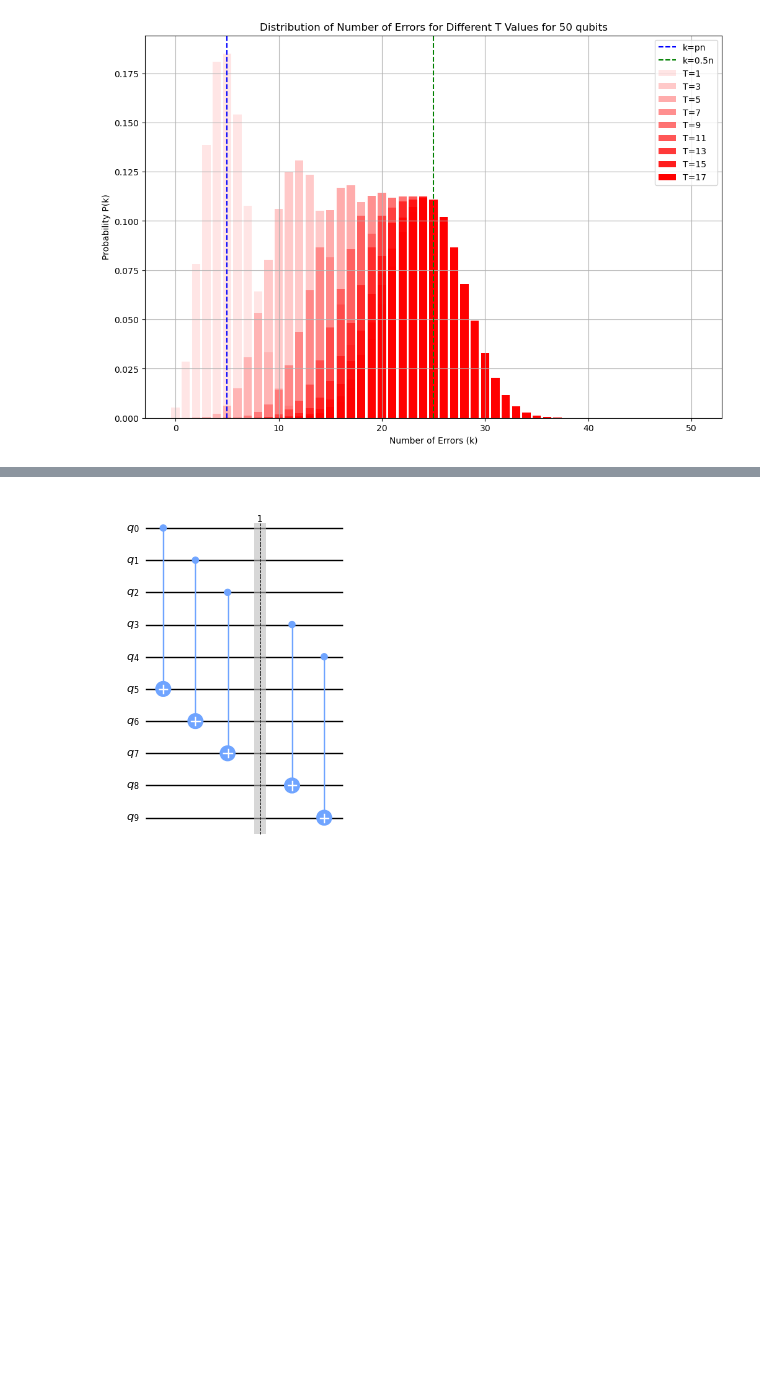
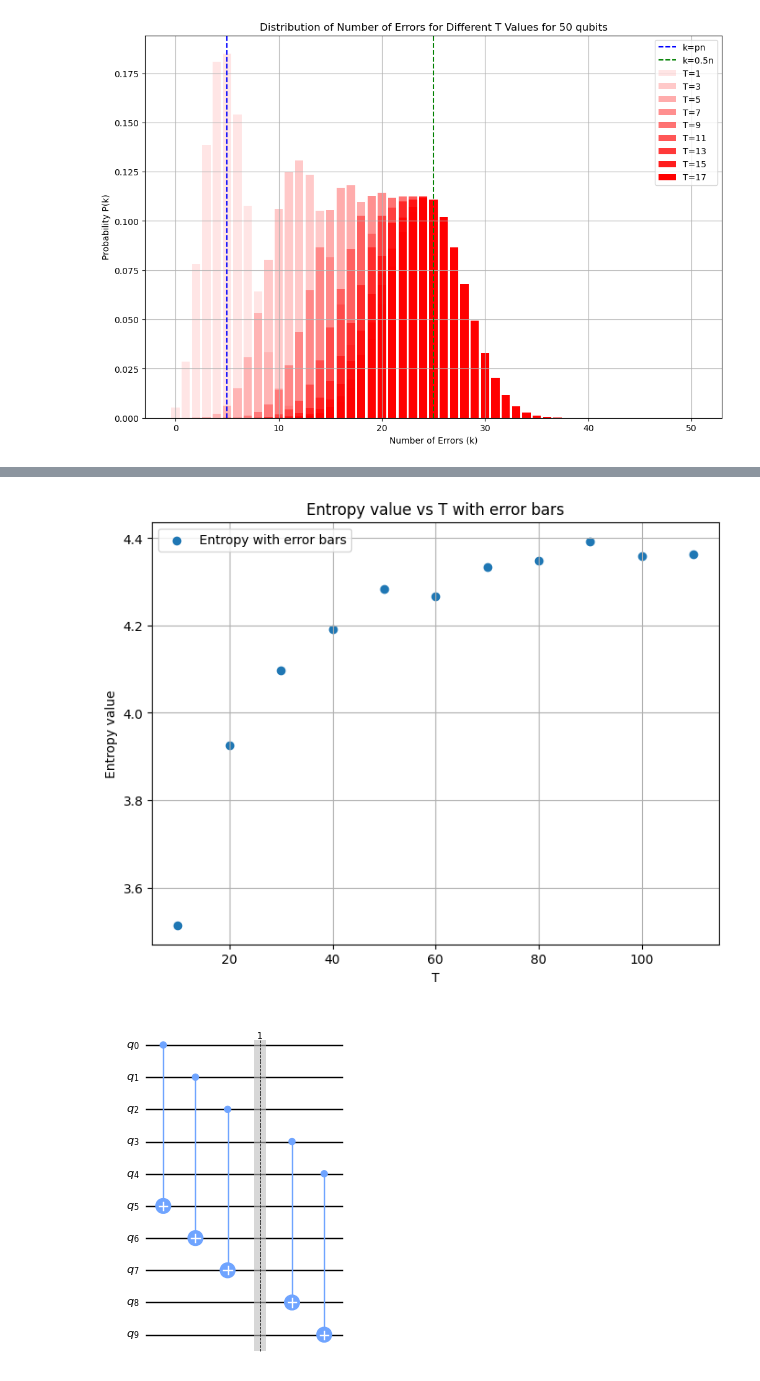
Before and after one commit to yezhuoyang/Qerrorprop, a Jupyter notebook: examples.ipynb, the cells around one changed output, grey strips where cells are left out. Cells and saved outputs as stored; diff of their text form; code cells hidden in the pictures; blank space fills up the shorter version.

```diff
--- a/examples.ipynb
+++ b/examples.ipynb
@@ -216,3 +261,19 @@ plt.show()
+# %%
+
+plt.figure(figsize=(8, 6))
+
+# Plot the expectation values with error bars
+plt.scatter(Tlist, entropy_list, label='Entropy with error bars')
+
+plt.xlabel('T')
+plt.ylabel('Entropy value')
+plt.title('Entropy value vs T with error bars')
+plt.legend()
+plt.grid(True)
+
+plt.show()
+# %% [output]
+[figure, added]
 # %%
 from CNOTCircuit import CNOTCircuit,transversal_circuit
 
```
Also changed, not shown: parts of 9 cells of this notebook, 1 other file.
